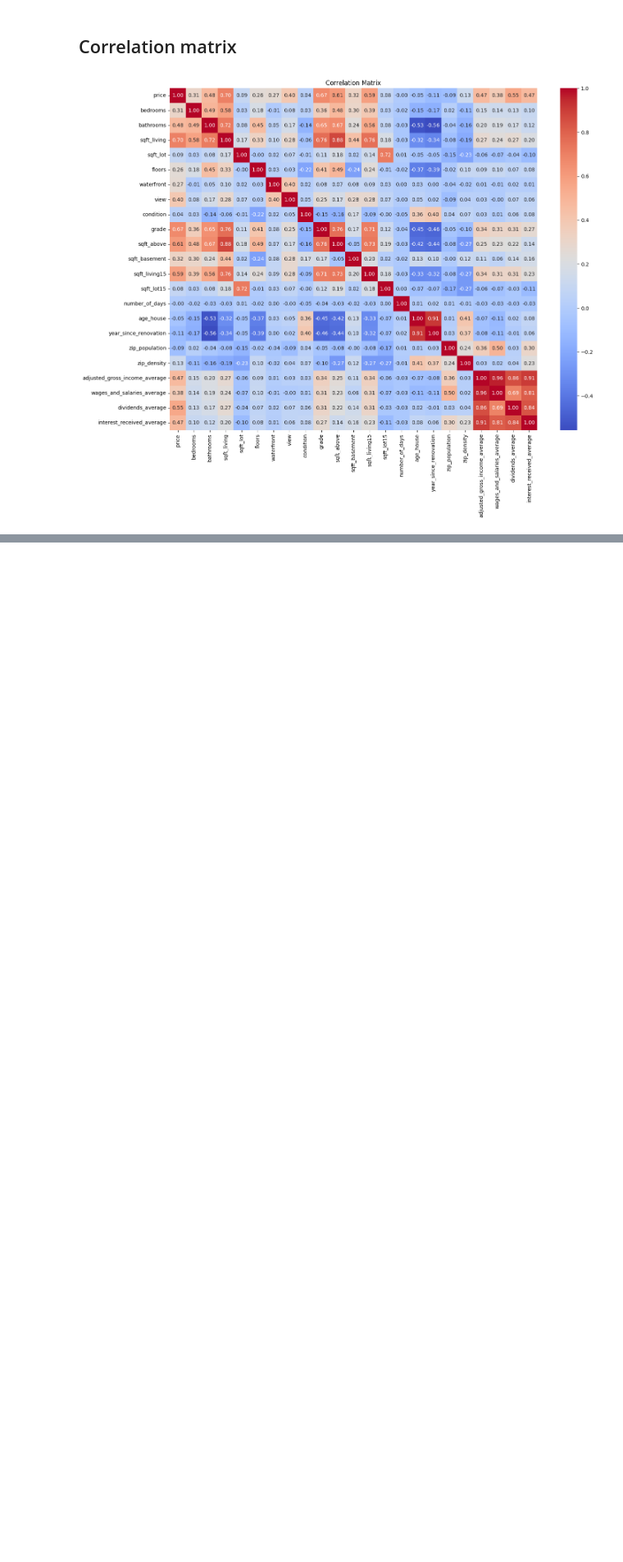
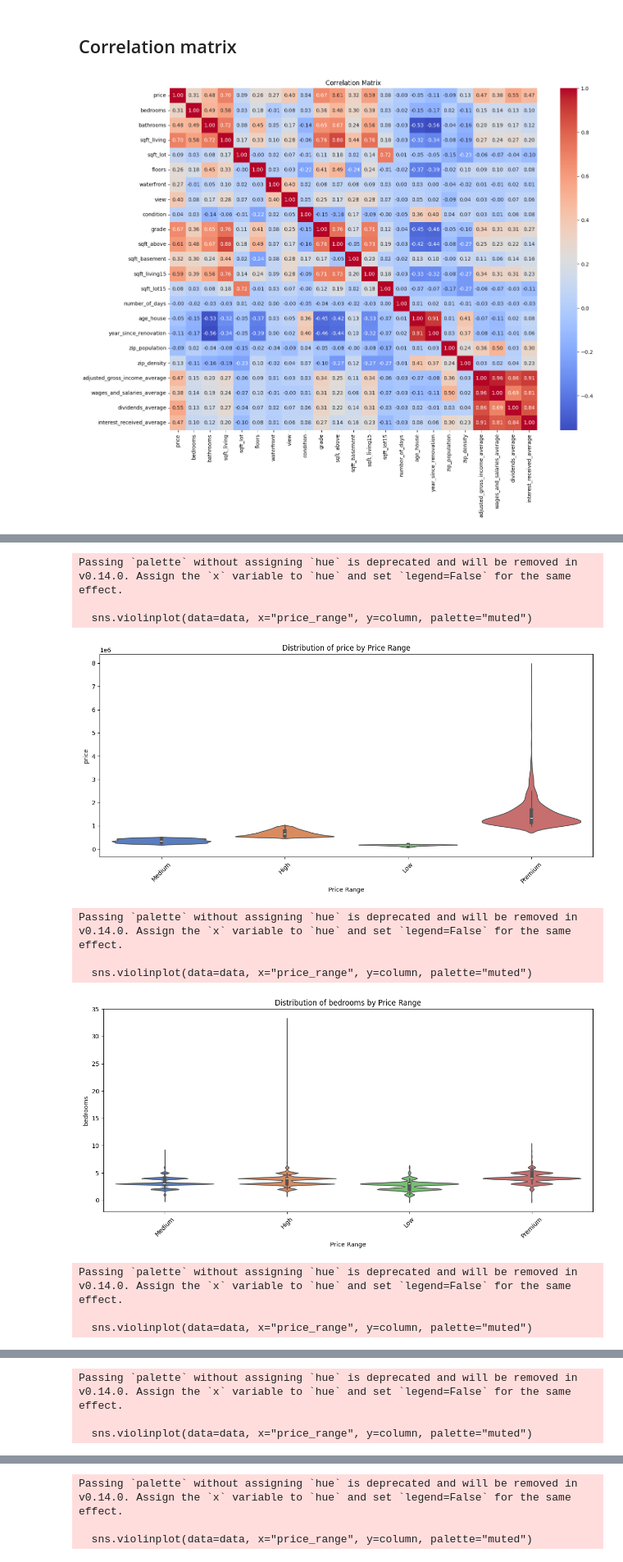
Before and after one commit to lazychach/House_price_prediction_King-County_USA, a Jupyter notebook: process/house_price_prediction.ipynb, the cells around one changed output, grey strips where cells are left out. Shown at 82% size. Cells and saved outputs as stored; diff of their text form; code cells hidden in the pictures; blank space fills up the shorter version.

```diff
--- a/process/house_price_prediction.ipynb
+++ b/process/house_price_prediction.ipynb
@@ -884,0 +987,12 @@ corr_df.to_csv("../output/correlation_matrix.csv", index=False)
+# %%
+dfs_house = dfs_house.withColumn(
+    "price_range",
+    when(F.col("price") < 200000, "Low")
+    .when((F.col("price") >= 200000) & (F.col("price") < 500000), "Medium")
+    .when((F.col("price") >= 500000) & (F.col("price") < 1000000), "High")
+    .otherwise("Premium")
+)
+
+
+# Show some samples
+dfs_house.select("price", "price_range").show(10)
@@ -884,0 +1019,30 @@ corr_df.to_csv("../output/correlation_matrix.csv", index=False)
+# %%
+data=dfs_house.toPandas()
+columns_to_plot = [
+    "price", "bedrooms", "bathrooms", "sqft_living", "sqft_lot",
+    "floors", "waterfront", "view", "condition", "grade",
+    "sqft_above", "sqft_basement", "sqft_living15", "sqft_lot15",
+    "zip_population", "zip_density"
+]
+# %%
+for column in columns_to_plot:
+    plt.figure(figsize=(12, 6))
+    sns.violinplot(data=data, x="price_range", y=column, palette="muted")
+    plt.title(f"Distribution of {column} by Price Range")
+    plt.xlabel("Price Range")
+    plt.ylabel(column)
+    plt.xticks(rotation=45)
+    plt.tight_layout()
+    plt.show()
+# %% [output]
+Passing `palette` without assigning `hue` is deprecated and will be removed in v0.14.0. Assign the `x` variable to `hue` and set `legend=False` for the same effect.
+
+  sns.violinplot(data=data, x="price_range", y=column, palette="muted")
+[figure, added]
+Passing `palette` without assigning `hue` is deprecated and will be removed in v0.14.0. Assign the `x` variable to `hue` and set `legend=False` for the same effect.
+
+  sns.violinplot(data=data, x="price_range", y=column, palette="muted")
+[figure, added]
+Passing `palette` without assigning `hue` is deprecated and will be removed in v0.14.0. Assign the `x` variable to `hue` and set `legend=False` for the same effect.
+
+  sns.violinplot(data=data, x="price_range", y=column, palette="muted")
@@ -884,0 +1050,3 @@ corr_df.to_csv("../output/correlation_matrix.csv", index=False)
+Passing `palette` without assigning `hue` is deprecated and will be removed in v0.14.0. Assign the `x` variable to `hue` and set `legend=False` for the same effect.
+
+  sns.violinplot(data=data, x="price_range", y=column, palette="muted")
@@ -884,0 +1054,3 @@ corr_df.to_csv("../output/correlation_matrix.csv", index=False)
+Passing `palette` without assigning `hue` is deprecated and will be removed in v0.14.0. Assign the `x` variable to `hue` and set `legend=False` for the same effect.
+
+  sns.violinplot(data=data, x="price_range", y=column, palette="muted")
```
Also changed, not shown: parts of 49 cells of this notebook, 6 other files.
